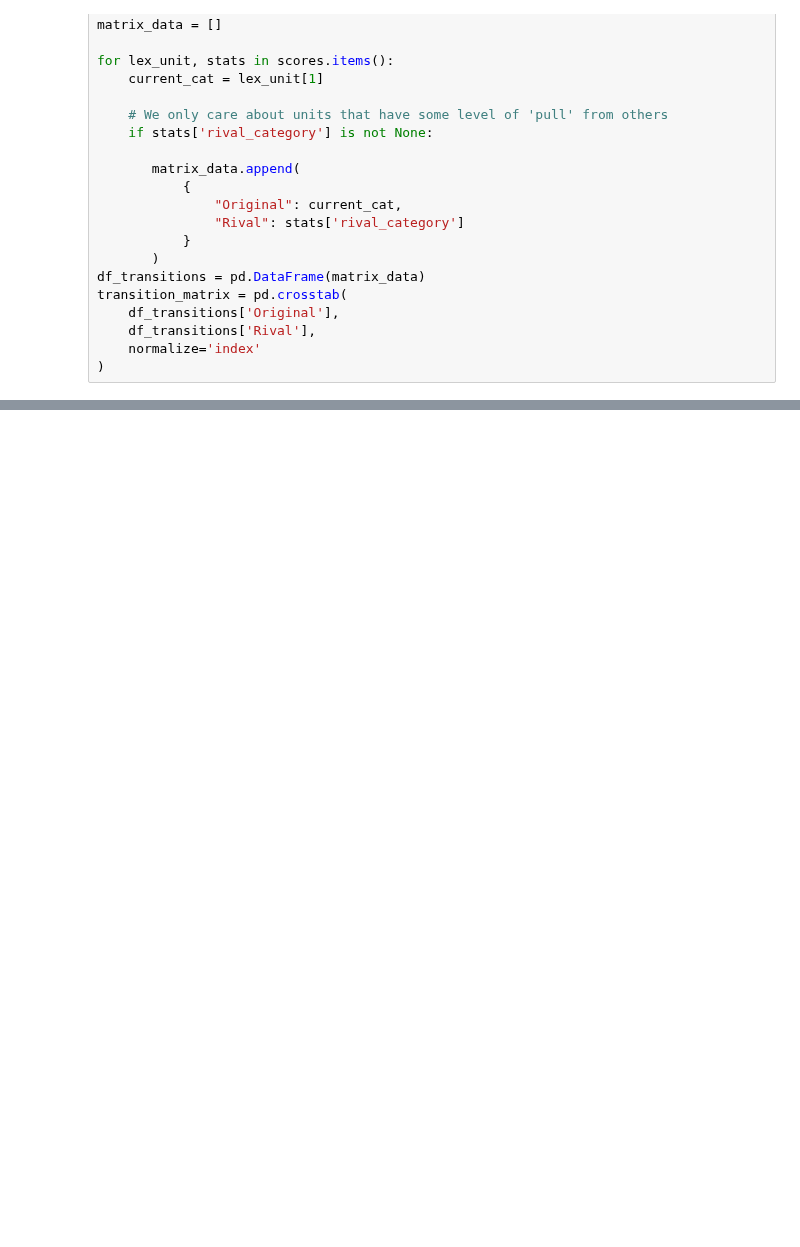
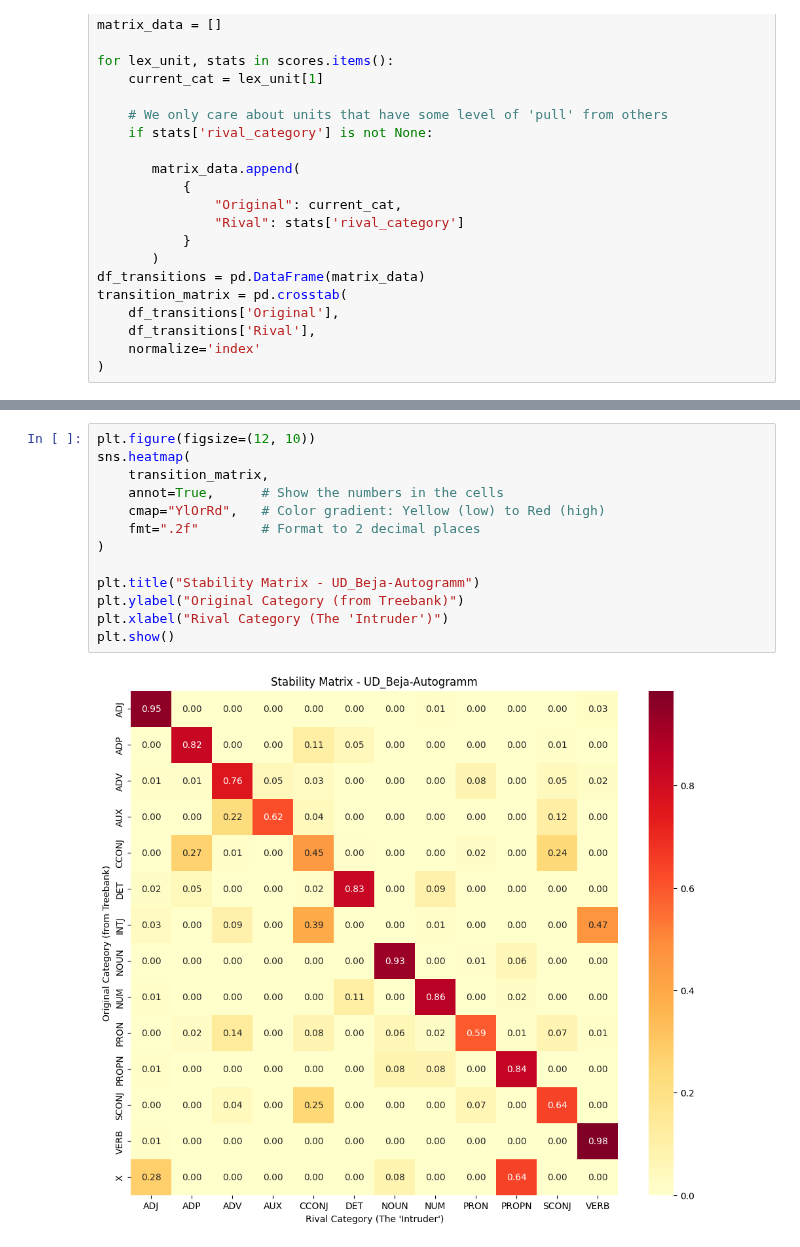
Before and after one commit to ims510/todc, a Jupyter notebook: scripts/29. polycategoriality/should_split-en.ipynb, the cells around one changed output, grey strips where cells are left out. Saved outputs shown, nothing was run; the diff lists cells and outputs as text; blank space fills up the shorter version.

```diff
--- a/scripts/29. polycategoriality/should_split-en.ipynb
+++ b/scripts/29. polycategoriality/should_split-en.ipynb
@@ -249,0 +552,15 @@ plt.show()
+# %%
+plt.figure(figsize=(12, 10))
+sns.heatmap(
+    transition_matrix,
+    annot=True,      # Show the numbers in the cells
+    cmap="YlOrRd",   # Color gradient: Yellow (low) to Red (high)
+    fmt=".2f"        # Format to 2 decimal places
+)
+
+plt.title("Stability Matrix - UD_Beja-Autogramm")
+plt.ylabel("Original Category (from Treebank)")
+plt.xlabel("Rival Category (The 'Intruder')")
+plt.show()
+# %% [output]
+[figure, added]
```
Also changed, not shown: parts of 24 cells of this notebook, 2 other files.
